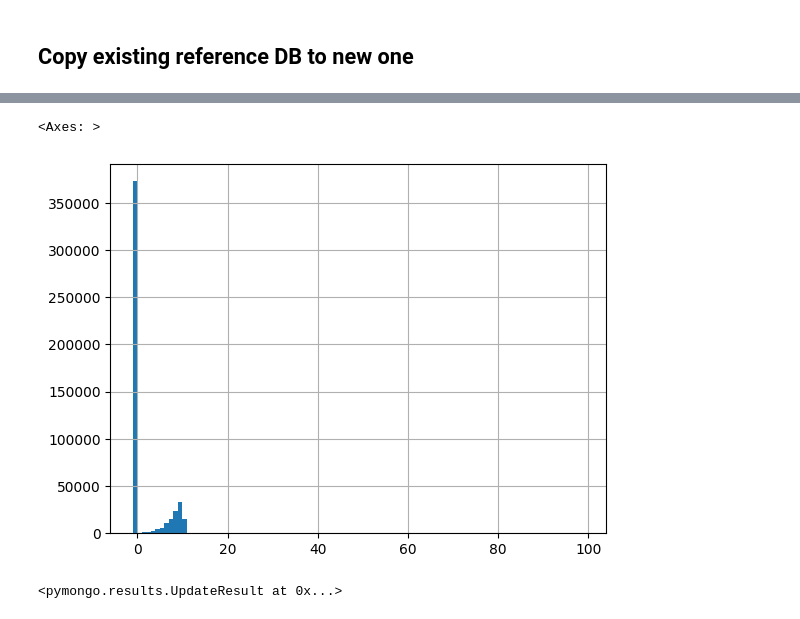
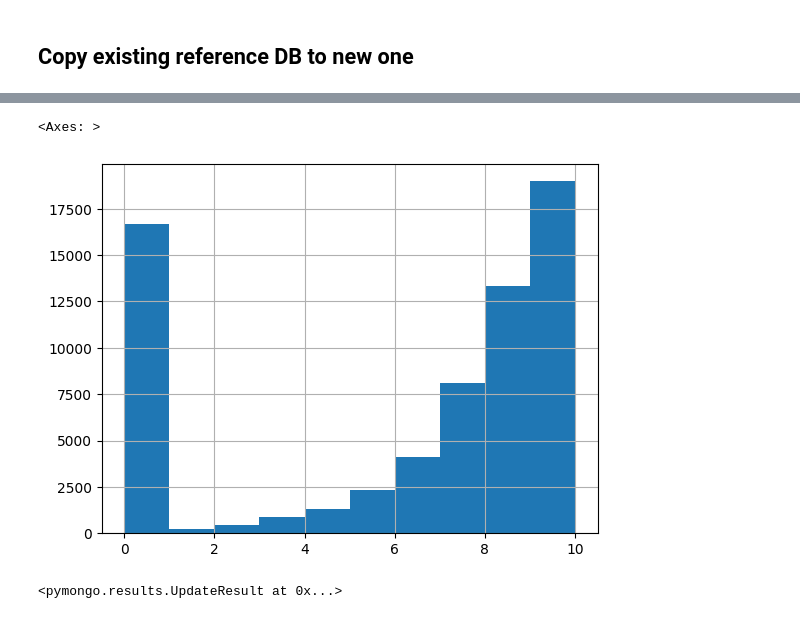
Before and after one commit to TruMind-ai/calibration-scripts, a Jupyter notebook: mongo_fixer.ipynb, the cells around one changed output, grey strips where cells are left out. Cells and saved outputs as stored; diff of their text form; code cells hidden in the pictures.

```diff
--- a/mongo_fixer.ipynb
+++ b/mongo_fixer.ipynb
@@ -46,8 +45,9 @@ Average latency: 0.3517628048311264
-# %%
-latencies['rating'].hist(bins=100)
-# %% [output]
-<Axes: >
-[figure, removed]
+# %%
+latencies['rating'] = latencies['rating'].astype(int)
+latencies[(0 <= latencies['rating']) & (latencies['rating'] <= 10)]['rating'].hist(bins=10)
+# %% [output]
+<Axes: >
+[figure, added]
 # %%
 db[f'queries/{llm_name}/{dim}'].update_many({"latency":{"$gt":0}, "rating": -1}, {"$set": {"latency": -1, "num_tries": 0}})
 # %% [output]
```
Also changed, not shown: parts of 4 cells of this notebook, 2 other files.
